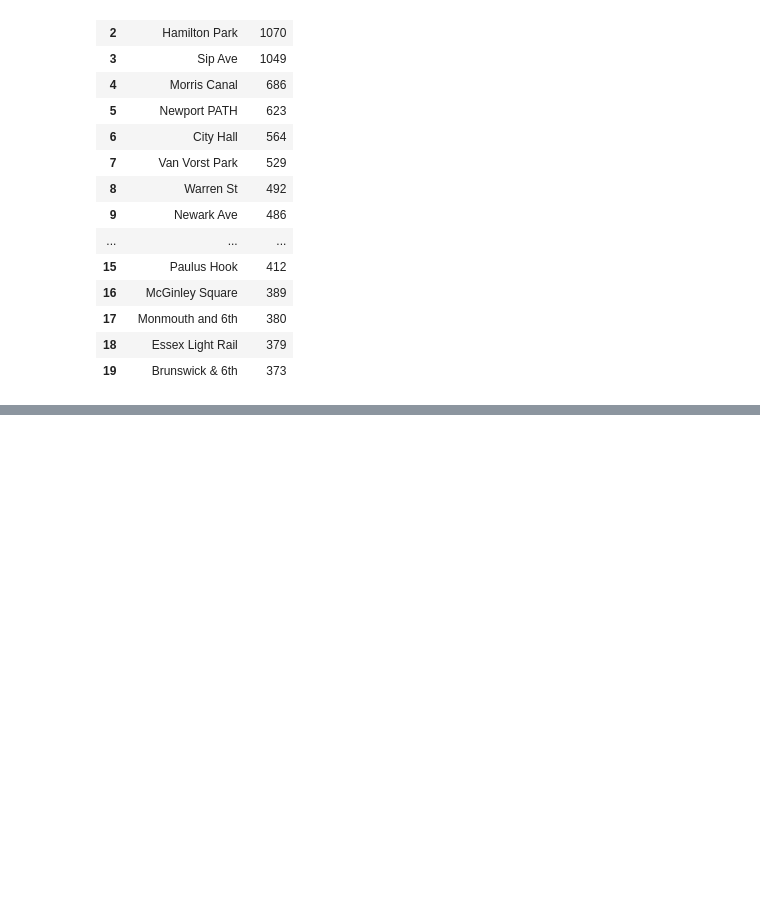
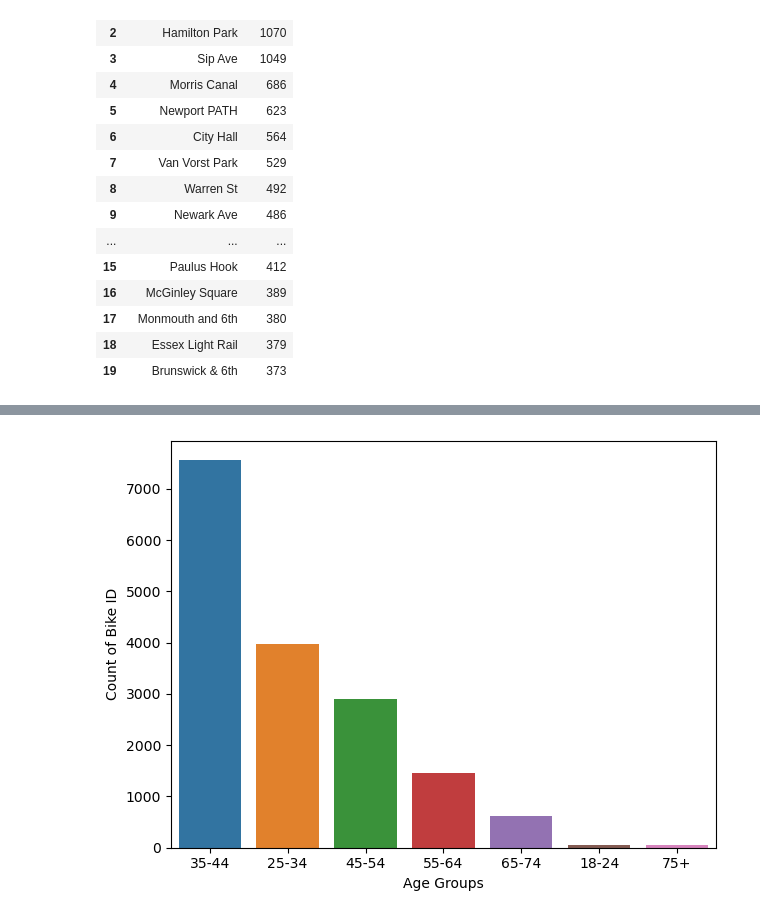
Before and after one commit to kemikupie/PortfolioProjects, a Jupyter notebook: New York Citi Bikes Data Analysis-Python-SQL.ipynb, the cells around one changed output, grey strips where cells are left out. Saved outputs shown, nothing was run; the diff lists cells and outputs as text; code cells hidden in the pictures; blank space fills up the shorter version.

```diff
--- a/New York Citi Bikes Data Analysis-Python-SQL.ipynb
+++ b/New York Citi Bikes Data Analysis-Python-SQL.ipynb
@@ -497,0 +503,9 @@ ax.set_xticklabels(ax.get_xticklabels(), rotation=40, ha="right")
+# %%
+Bike_rental_by_agegroup=pd.read_sql_query('''
+                                            SELECT `Age Groups`,
+                                            Count(`Bike ID`) as `Count of Bike ID`
+                                            FROM CleanedNYCitiBikesdata
+                                            GROUP BY `Age Groups`
+                                            ORDER BY `Count of Bike ID` DESC
+                                            ''', conn)
+Bike_rental_by_agegroup
@@ -497,0 +521,6 @@ ax.set_xticklabels(ax.get_xticklabels(), rotation=40, ha="right")
+# %%
+ax=sns.barplot(data=Bike_rental_by_agegroup, x="Age Groups", y= "Count of Bike ID")
+plt.tight_layout()
+plt.show()
+# %% [output]
+[figure, added]
```
Also changed, not shown: parts of 9 cells of this notebook, 1 other file.
